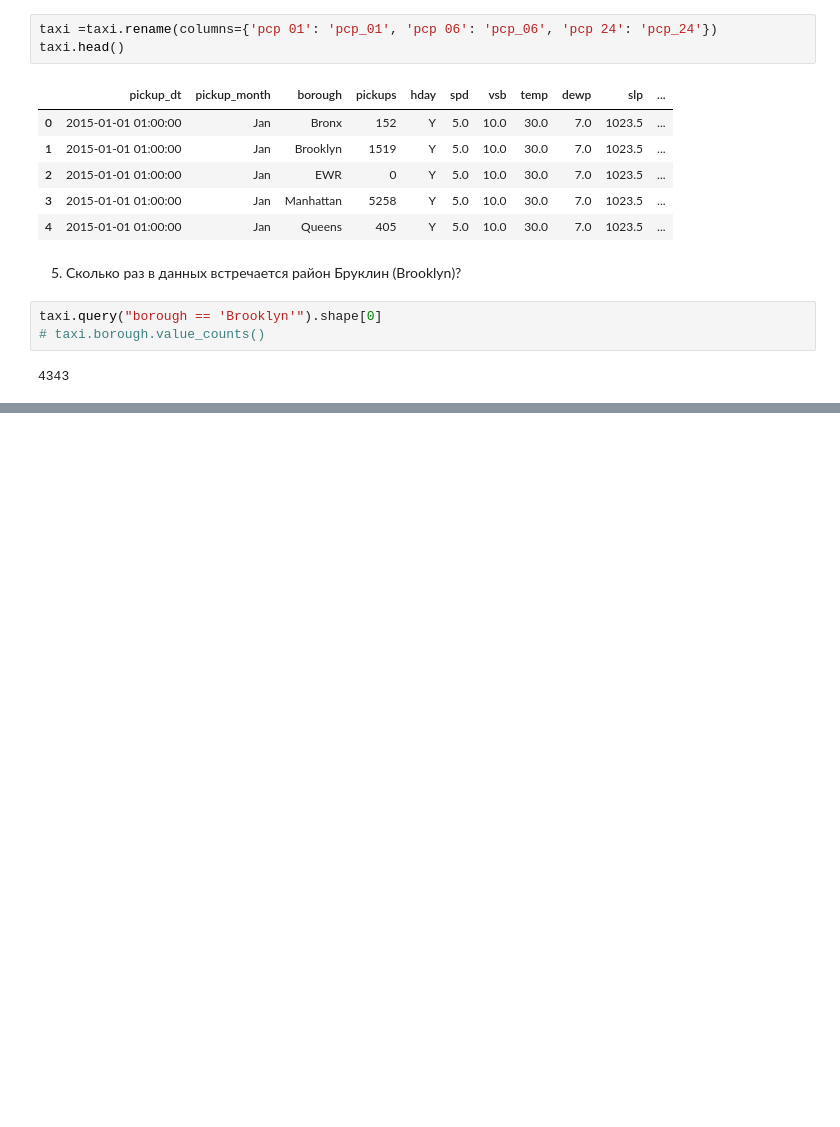
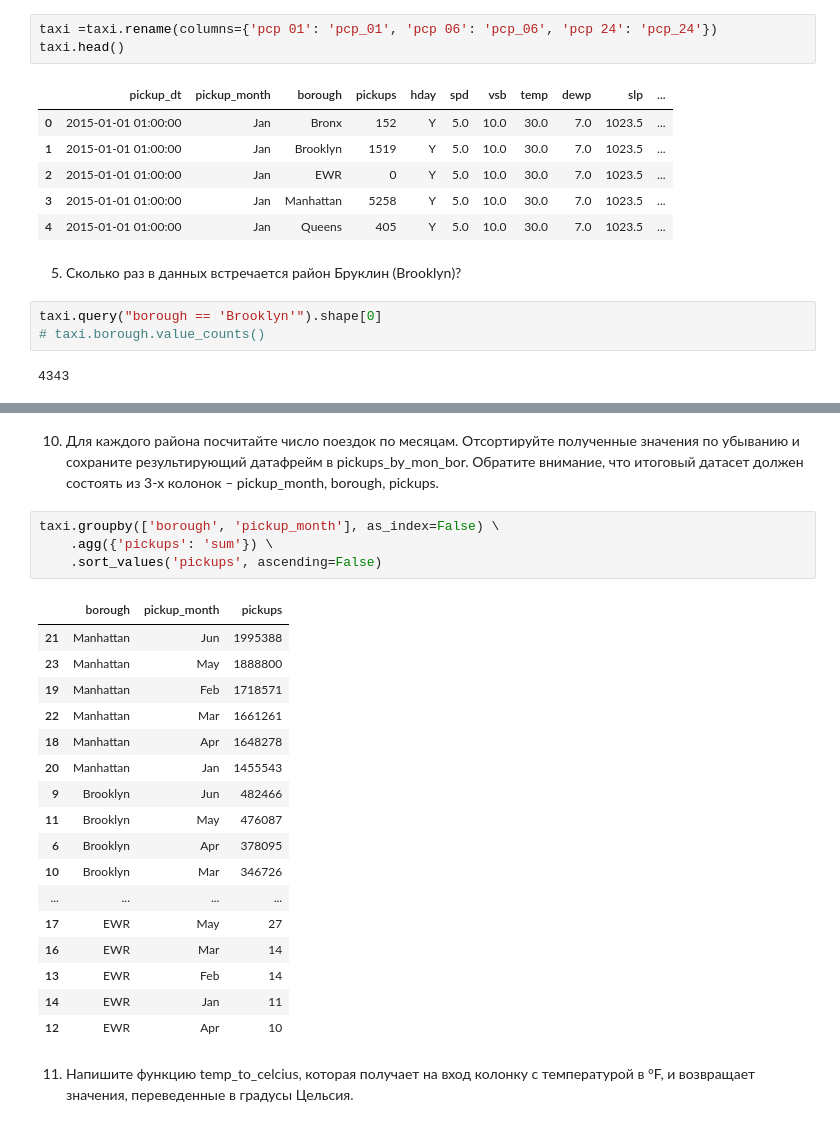
Before and after one commit to galeginkikh/python, a Jupyter notebook: Pandas.ipynb, the cells around one changed output, grey strips where cells are left out. Saved outputs shown, nothing was run; the diff lists cells and outputs as text; blank space fills up the shorter version.

```diff
--- a/Pandas.ipynb
+++ b/Pandas.ipynb
@@ -145,0 +156,26 @@ taxi.query("borough == 'Brooklyn'").shape[0]
+# %% [markdown]
+10. Для каждого района посчитайте число поездок по месяцам. Отсортируйте полученные значения по убыванию и сохраните результирующий датафрейм в pickups_by_mon_bor. Обратите внимание, что итоговый датасет должен состоять из 3-х колонок – pickup_month, borough, pickups.
+# %%
+taxi.groupby(['borough', 'pickup_month'], as_index=False) \
+    .agg({'pickups': 'sum'}) \
+    .sort_values('pickups', ascending=False)
+# %% [output]
+|  | borough | pickup_month | pickups |
+| 21 | Manhattan | Jun | 1995388 |
+| 23 | Manhattan | May | 1888800 |
+| 19 | Manhattan | Feb | 1718571 |
+| 22 | Manhattan | Mar | 1661261 |
+| 18 | Manhattan | Apr | 1648278 |
+| 20 | Manhattan | Jan | 1455543 |
+| 9 | Brooklyn | Jun | 482466 |
+| 11 | Brooklyn | May | 476087 |
+| 6 | Brooklyn | Apr | 378095 |
+| 10 | Brooklyn | Mar | 346726 |
+| ... | ... | ... | ... |
+| 17 | EWR | May | 27 |
+| 16 | EWR | Mar | 14 |
+| 13 | EWR | Feb | 14 |
+| 14 | EWR | Jan | 11 |
+| 12 | EWR | Apr | 10 |
+# %% [markdown]
+11. Напишите функцию temp_to_celcius, которая получает на вход колонку с температурой в °F, и возвращает значения, переведенные в градусы Цельсия.
```
Also changed, not shown: parts of 47 cells of this notebook, 1 other file.
